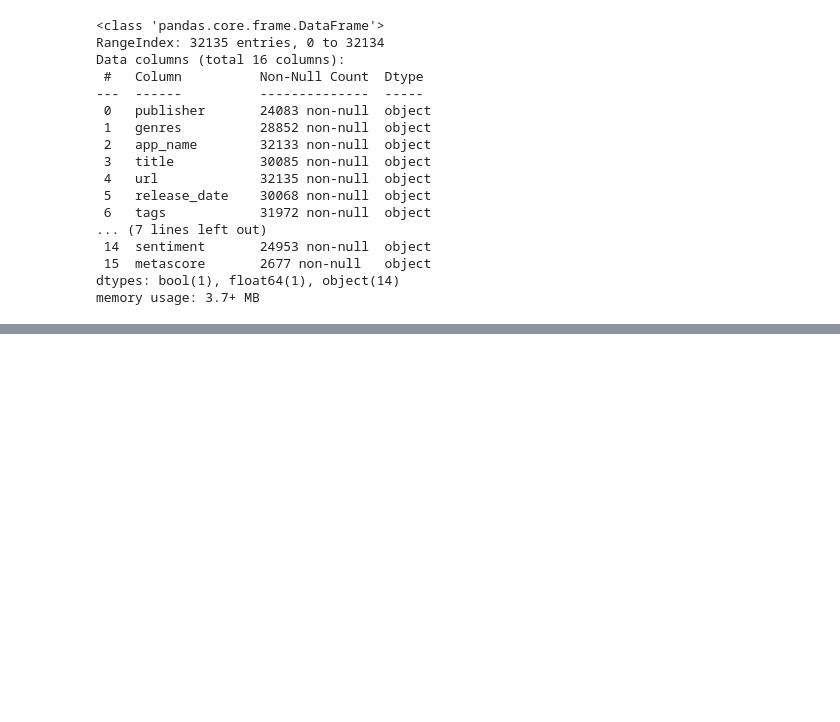
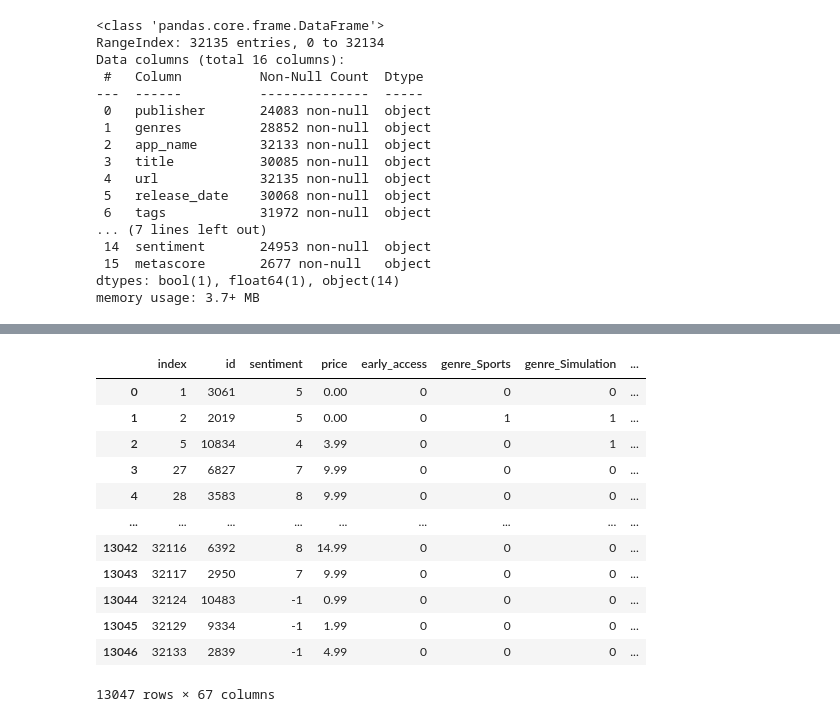
Before and after one commit to redgriff/SASRecSi, a Jupyter notebook: notebooks/steam_data_eda.ipynb, the cells around one changed output, grey strips where cells are left out. Cells and saved outputs as stored; diff of their text form; code cells hidden in the pictures; blank space fills up the shorter version.

```diff
--- a/notebooks/steam_data_eda.ipynb
+++ b/notebooks/steam_data_eda.ipynb
@@ -277,3 +235,19 @@ x[215243]
+# %%
+df
+# %% [output]
+|  | index | id | sentiment | price | early_access | genre_Sports | genre_Simulation | ... |
+| 0 | 1 | 3061 | 5 | 0.00 | 0 | 0 | 0 | ... |
+| 1 | 2 | 2019 | 5 | 0.00 | 0 | 1 | 1 | ... |
+| 2 | 5 | 10834 | 4 | 3.99 | 0 | 0 | 1 | ... |
+| 3 | 27 | 6827 | 7 | 9.99 | 0 | 0 | 0 | ... |
+| 4 | 28 | 3583 | 8 | 9.99 | 0 | 0 | 0 | ... |
+| ... | ... | ... | ... | ... | ... | ... | ... | ... |
+| 13042 | 32116 | 6392 | 8 | 14.99 | 0 | 0 | 0 | ... |
+| 13043 | 32117 | 2950 | 7 | 9.99 | 0 | 0 | 0 | ... |
+| 13044 | 32124 | 10483 | -1 | 0.99 | 0 | 0 | 0 | ... |
+| 13045 | 32129 | 9334 | -1 | 1.99 | 0 | 0 | 0 | ... |
+| 13046 | 32133 | 2839 | -1 | 4.99 | 0 | 0 | 0 | ... |
+13047 rows × 67 columns
 # %%
 from sklearn.decomposition import PCA
 
```
Also changed, not shown: parts of 14 cells of this notebook, 3 other files.
